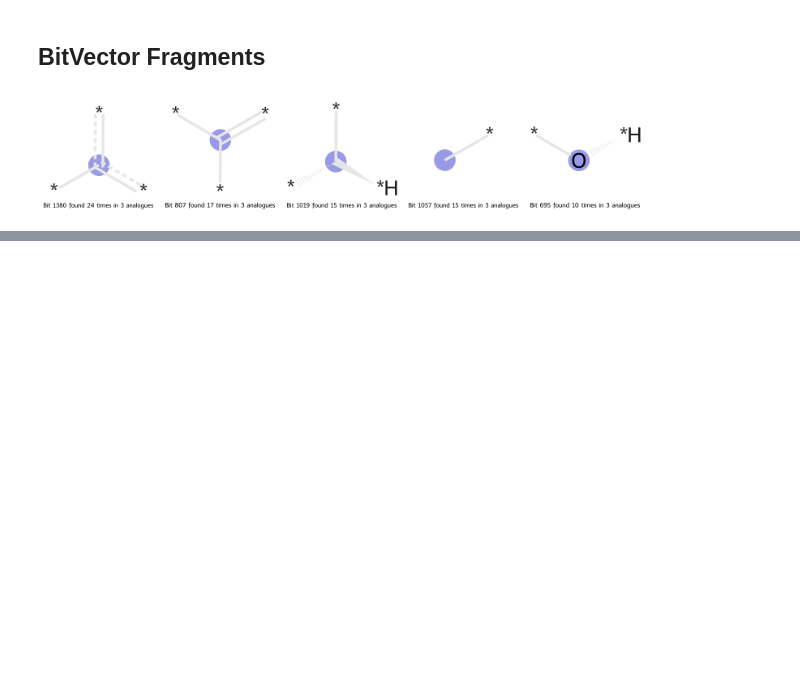
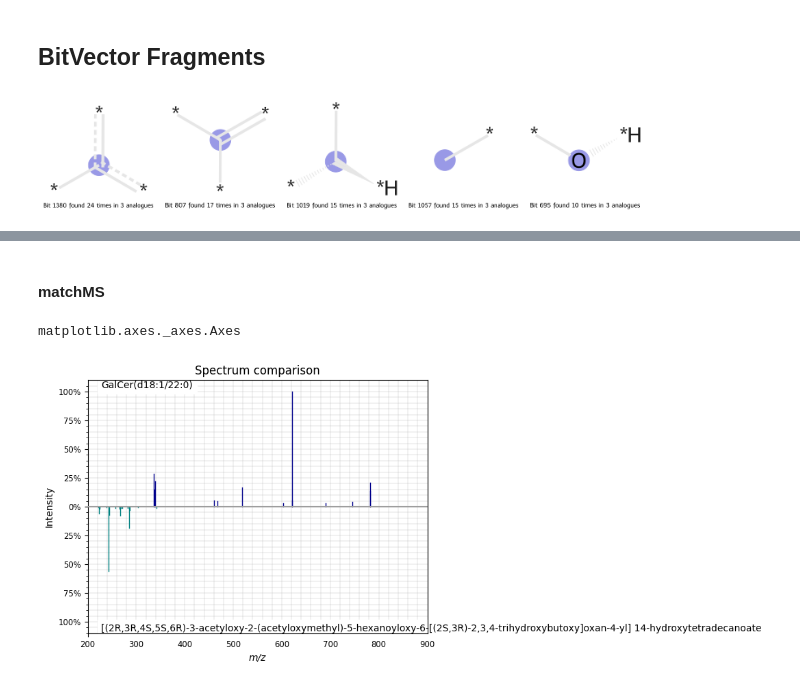
Before and after one commit to Knerten0815/master-thesis-code, a Jupyter notebook: ChemspaceExplorerExplorer.ipynb, the cells around one changed output, grey strips where cells are left out. Drawn from its saved outputs; the diff is of its cells as text; code cells hidden in the pictures; blank space fills up the shorter version.

```diff
--- a/ChemspaceExplorerExplorer.ipynb
+++ b/ChemspaceExplorerExplorer.ipynb
@@ -83,0 +86,4 @@ extract_bitvector_fragments_from_analogues(mols, 2, fragments_per_row=fragments_
+# %%
+from chemical_space_explorer import spectra_importer
+
+query_spectra = spectra_importer(FILENAME)
@@ -83,0 +207,9 @@ extract_bitvector_fragments_from_analogues(mols, 2, fragments_per_row=fragments_
+# %% [markdown]
+#### matchMS
+# %%
+import matchms
+
+type(matchms.plotting.plot_spectra_mirror(query_spectra[0], query_spectra[1]))
+# %% [output]
+matplotlib.axes._axes.Axes
+[figure, added]
```
Also changed, not shown: parts of 10 cells of this notebook.
